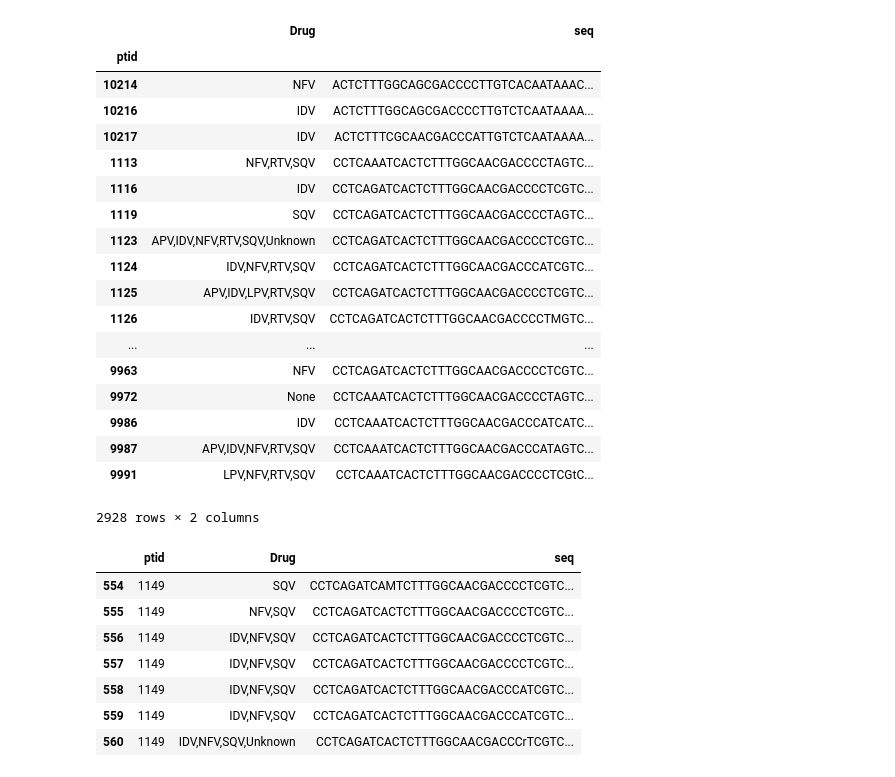
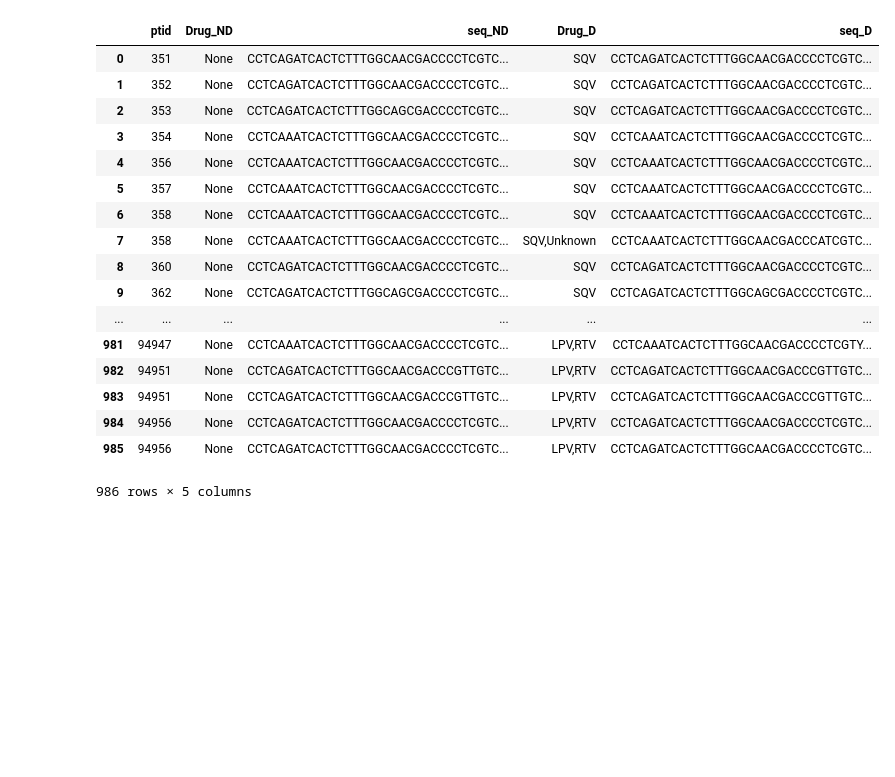
Before and after one commit to tramanh06/HIV-DNA-neural-network, a Jupyter notebook: Protease.ipynb, the cells around one changed output. Cells and saved outputs as stored; diff of their text form; code cells hidden in the pictures; blank space fills up the shorter version.

```diff
--- a/Protease.ipynb
+++ b/Protease.ipynb
@@ -14,7 +14,7 @@ for line in f:
     else:
         tokens = line.split("\t")
         if tokens[-1].split():
-            ptid = tokens[1]
+            ptid = int(tokens[1])
             drug = tokens[6]
             seq = tokens[-1]
             if drug == 'None':
@@ -51,5 +27,5 @@ no_drug_df[no_drug_df['ptid']==352]
 no_drug_df = pd.DataFrame(no_drug_lst, columns=['ptid', 'Drug', 'seq'])
 drug_df = pd.DataFrame(drug_lst, columns=['ptid', 'Drug', 'seq'])
 
-drug_df.join(no_drug_df, on='ptid', how='right', lsuffix='_drug', rsuffix='_ND')
+merged = pd.merge(no_drug_df, drug_df, on='ptid', how='inner', suffixes=('_ND', '_D'))
 # %% [output]
@@ -95,33 +33,21 @@ drug_df
-# %%
-df[df.duplicated(['ptid'], take_last=True)|df.duplicated(['ptid'])].groupby('ptid').min()
-# %% [output]
-|  | Drug | seq |
-| ptid |  |  |
-| 10214 | NFV | ACTCTTTGGCAGCGACCCCTTGTCACAATAAAC... |
-| 10216 | IDV | ACTCTTTGGCAGCGACCCCTTGTCTCAATAAAA... |
-| 10217 | IDV | ACTCTTTCGCAACGACCCATTGTCTCAATAAAA... |
-| 1113 | NFV,RTV,SQV | CCTCAAATCACTCTTTGGCAACGACCCCTAGTC... |
-| 1116 | IDV | CCTCAGATCACTCTTTGGCAACGACCCCTCGTC... |
-| 1119 | SQV | CCTCAGATCACTCTTTGGCAACGACCCCTAGTC... |
-| 1123 | APV,IDV,NFV,RTV,SQV,Unknown | CCTCAGATCACTCTTTGGCAACGACCCCTCGTC... |
-| 1124 | IDV,NFV,RTV,SQV | CCTCAGATCACTCTTTGGCAACGACCCATCGTC... |
-| 1125 | APV,IDV,LPV,RTV,SQV | CCTCAGATCACTCTTTGGCAACGACCCCTCGTC... |
-| 1126 | IDV,RTV,SQV | CCTCAGATCACTCTTTGGCAACGACCCCTMGTC... |
-| ... | ... | ... |
-| 9963 | NFV | CCTCAGATCACTCTTTGGCAACGACCCCTCGTC... |
-| 9972 | None | CCTCAAATCACTCTTTGGCAACGACCCCTAGTC... |
-| 9986 | IDV | CCTCAAATCACTCTTTGGCAACGACCCATCATC... |
-| 9987 | APV,IDV,NFV,RTV,SQV | CCTCAAATCACTCTTTGGCAACGACCCATAGTC... |
-| 9991 | LPV,NFV,RTV,SQV | CCTCAAATCACTCTTTGGCAACGACCCCTCGtC... |
-2928 rows × 2 columns
-# %%
-df[df['ptid']=='1149']
-# %% [output]
-|  | ptid | Drug | seq |
-| 554 | 1149 | SQV | CCTCAGATCAMTCTTTGGCAACGACCCCTCGTC... |
-| 555 | 1149 | NFV,SQV | CCTCAGATCACTCTTTGGCAACGACCCCTCGTC... |
-| 556 | 1149 | IDV,NFV,SQV | CCTCAGATCACTCTTTGGCAACGACCCCTCGTC... |
-| 557 | 1149 | IDV,NFV,SQV | CCTCAGATCACTCTTTGGCAACGACCCCTCGTC... |
-| 558 | 1149 | IDV,NFV,SQV | CCTCAGATCACTCTTTGGCAACGACCCATCGTC... |
-| 559 | 1149 | IDV,NFV,SQV | CCTCAGATCACTCTTTGGCAACGACCCATCGTC... |
-| 560 | 1149 | IDV,NFV,SQV,Unknown | CCTCAGATCACTCTTTGGCAACGACCCrTCGTC... |
+# %%
+merged
+# %% [output]
+|  | ptid | Drug_ND | seq_ND | Drug_D | seq_D |
+| 0 | 351 | None | CCTCAGATCACTCTTTGGCAACGACCCCTCGTC... | SQV | CCTCAGATCACTCTTTGGCAACGACCCCTCGTC... |
+| 1 | 352 | None | CCTCAGATCACTCTTTGGCAACGACCCCTCGTC... | SQV | CCTCAGATCACTCTTTGGCAACGACCCCTCGTC... |
+| 2 | 353 | None | CCTCAGATCACTCTTTGGCAGCGACCCCTCGTC... | SQV | CCTCAGATCACTCTTTGGCAACGACCCCTCGTC... |
+| 3 | 354 | None | CCTCAAATCACTCTTTGGCAACGACCCCTCGTC... | SQV | CCTCAAATCACTCTTTGGCAACGACCCCTCGTC... |
+| 4 | 356 | None | CCTCAAATCACTCTTTGGCAACGACCCCTCGTC... | SQV | CCTCAAATCACTCTTTGGCAACGACCCCTCGTC... |
+| 5 | 357 | None | CCTCAAATCACTCTTTGGCAACGACCCCTCGTC... | SQV | CCTCAAATCACTCTTTGGCAACGACCCCTCGTC... |
+| 6 | 358 | None | CCTCAAATCACTCTTTGGCAACGACCCCTCGTC... | SQV | CCTCAAATCACTCTTTGGCAACGACCCCTCGTC... |
+| 7 | 358 | None | CCTCAAATCACTCTTTGGCAACGACCCCTCGTC... | SQV,Unknown | CCTCAAATCACTCTTTGGCAACGACCCATCGTC... |
+| 8 | 360 | None | CCTCAGATCACTCTTTGGCAACGACCCCTCGTC... | SQV | CCTCAGATCACTCTTTGGCAACGACCCCTCGTC... |
+| 9 | 362 | None | CCTCAGATCACTCTTTGGCAGCGACCCCTCGTC... | SQV | CCTCAGATCACTCTTTGGCAGCGACCCCTCGTC... |
+| ... | ... | ... | ... | ... | ... |
+| 981 | 94947 | None | CCTCAAATCACTCTTTGGCAACGACCCCTCGTC... | LPV,RTV | CCTCAAATCACTCTTTGGCAACGACCCCTCGTY... |
+| 982 | 94951 | None | CCTCAGATCACTCTTTGGCAACGACCCGTTGTC... | LPV,RTV | CCTCAGATCACTCTTTGGCAACGACCCGTTGTC... |
+| 983 | 94951 | None | CCTCAGATCACTCTTTGGCAACGACCCGTTGTC... | LPV,RTV | CCTCAGATCACTCTTTGGCAACGACCCGTTGTC... |
+| 984 | 94956 | None | CCTCAGATCACTCTTTGGCAACGACCCCTCGTC... | LPV,RTV | CCTCAGATCACTCTTTGGCAACGACCCCTCGTC... |
+| 985 | 94956 | None | CCTCAGATCACTCTTTGGCAACGACCCCTCGTC... | LPV,RTV | CCTCAGATCACTCTTTGGCAACGACCCCTCGTC... |
+986 rows × 5 columns
```
Also changed, not shown: parts of 28 cells of this notebook, 1 other file.
